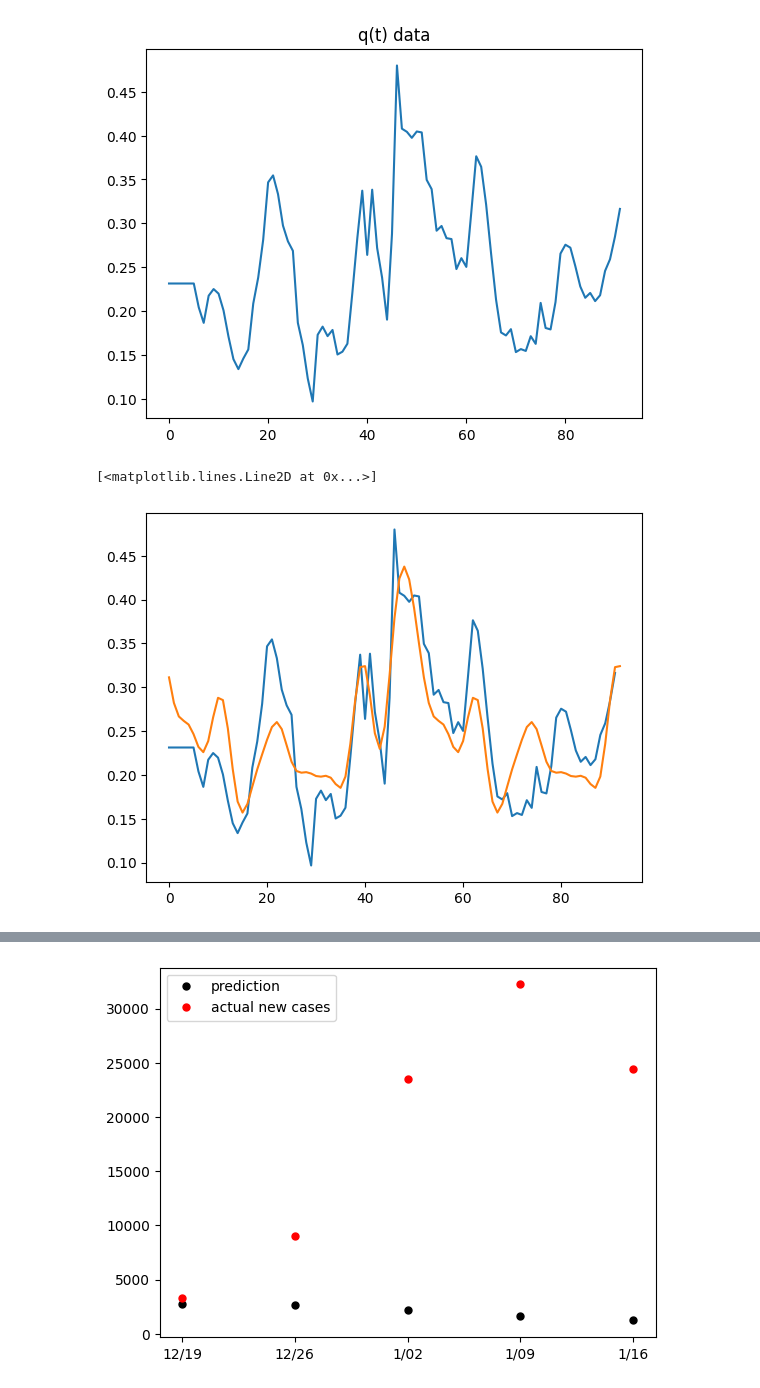
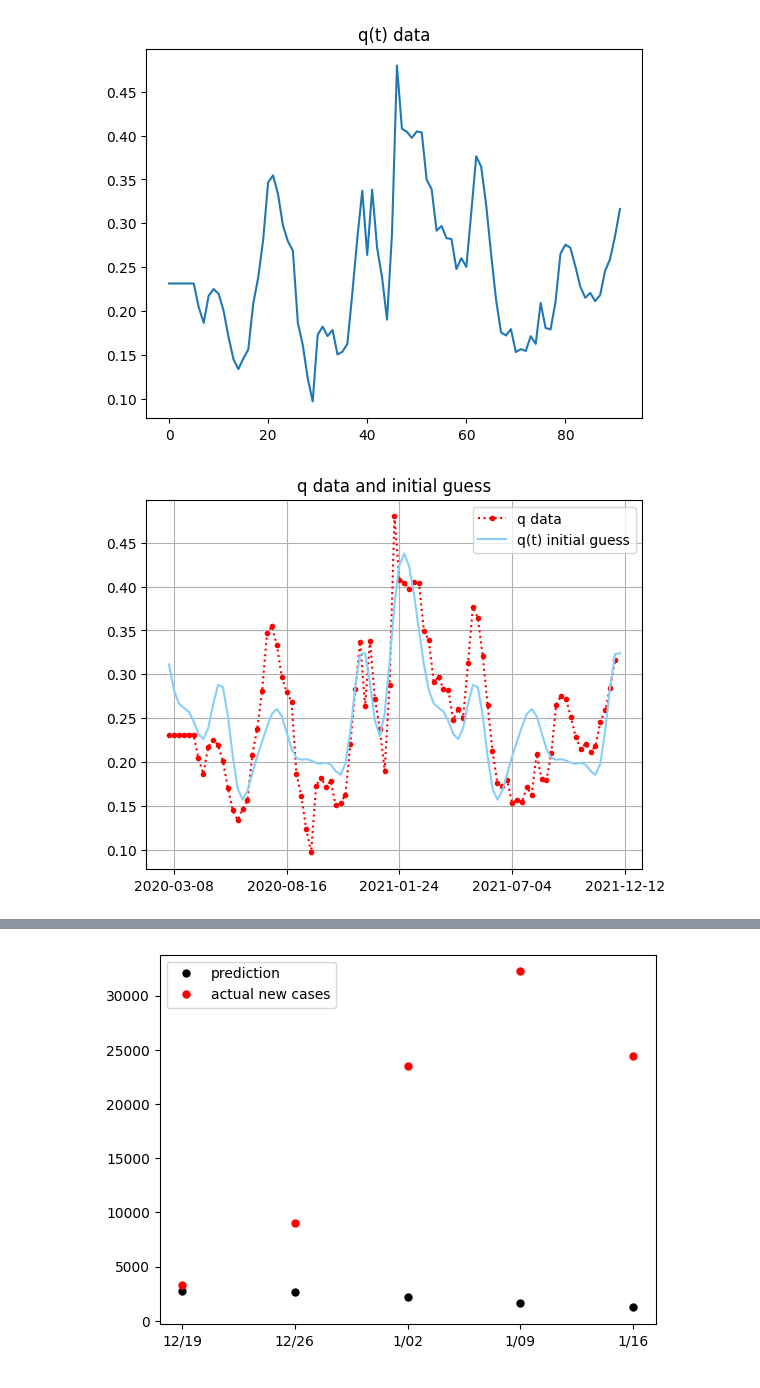
Before and after one commit to seon9cho/COVID-DataAssimilation, a Jupyter notebook: SIR_COVID1.ipynb, the cells around one changed output, grey strips where cells are left out. Saved outputs shown, nothing was run; the diff lists cells and outputs as text; code cells hidden in the pictures.

```diff
--- a/SIR_COVID1.ipynb
+++ b/SIR_COVID1.ipynb
@@ -156,9 +166,13 @@ plt.show()
 # %%
 # Fit an initial guess for q(t) using the q data
 
 q_guess, _ = curve_fit(fourier_series, t_cc_data[:-1], q_data, p0=(0.2, *np.zeros(10), *np.zeros(10)))
-plt.plot(q_data)
-plt.plot(fourier_series(t_cc_data, *q_guess))
+plt.plot(q_data, c='red', linestyle=":", marker='.', label="q data")
+plt.plot(fourier_series(t_cc_data, *q_guess), c='lightskyblue', label="q(t) initial guess")
+plt.xticks(t_cc_data[::23], dates[:len(case_count_data):23])
+plt.legend()
+plt.grid()
+plt.title("q data and initial guess")
+plt.savefig("graphics/q_data_plot.png")
 # %% [output]
-[<matplotlib.lines.Line2D at 0x...>]
-[figure, old version]
+[figure, new version]
```
Also changed, not shown: parts of 21 cells of this notebook, 2 other files.
